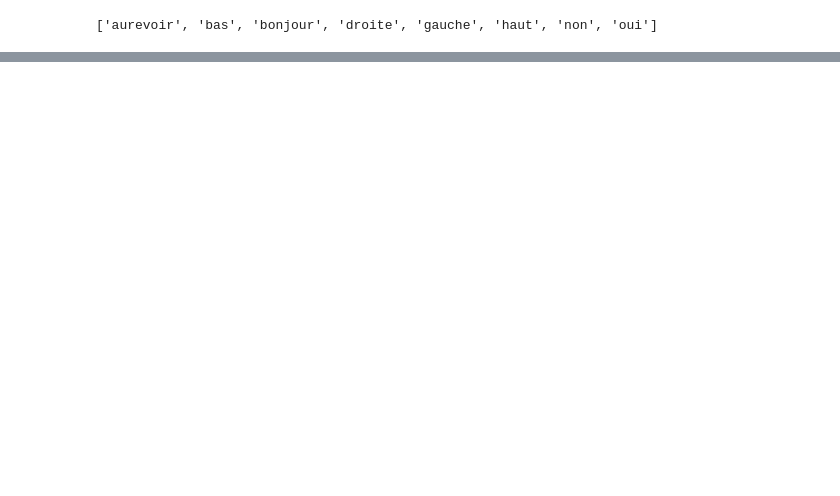
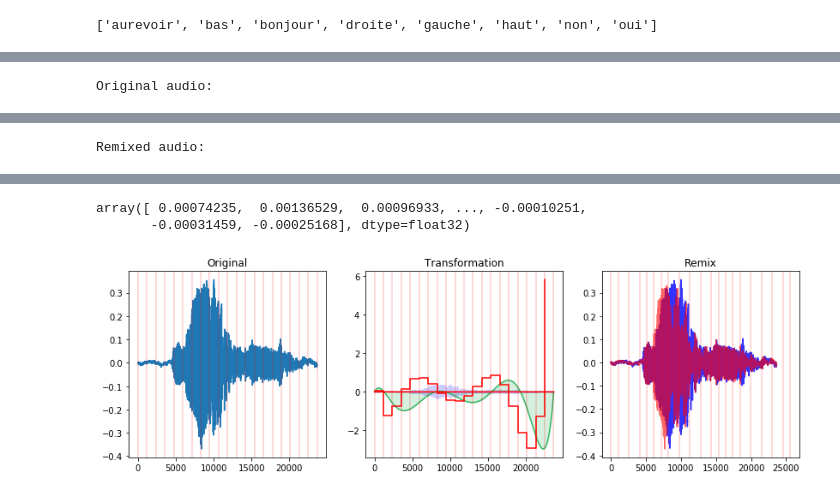
Before and after one commit to mnxoid/JeuReconaissanceVocale, a Jupyter notebook: Data Augmentation.ipynb, the cells around one changed output, grey strips where cells are left out. Saved outputs shown, nothing was run; the diff lists cells and outputs as text; code cells hidden in the pictures; blank space fills up the shorter version.

```diff
--- a/Data Augmentation.ipynb
+++ b/Data Augmentation.ipynb
@@ -422,0 +464,4 @@ preprocess("data/test/test-04.wav")
+# %%
+time_transform(y, Gs[2]["G"], 20, 1, visualize=True)
+# %% [output]
+Original audio:
@@ -422,0 +469 @@ preprocess("data/test/test-04.wav")
+Remixed audio:
@@ -422,0 +471,3 @@ preprocess("data/test/test-04.wav")
+array([ 0.00074235,  0.00136529,  0.00096933, ..., -0.00010251,
+       -0.00031459, -0.00025168], dtype=float32)
+[figure, added]
```
Also changed, not shown: parts of 10 cells of this notebook, 5 other files.
